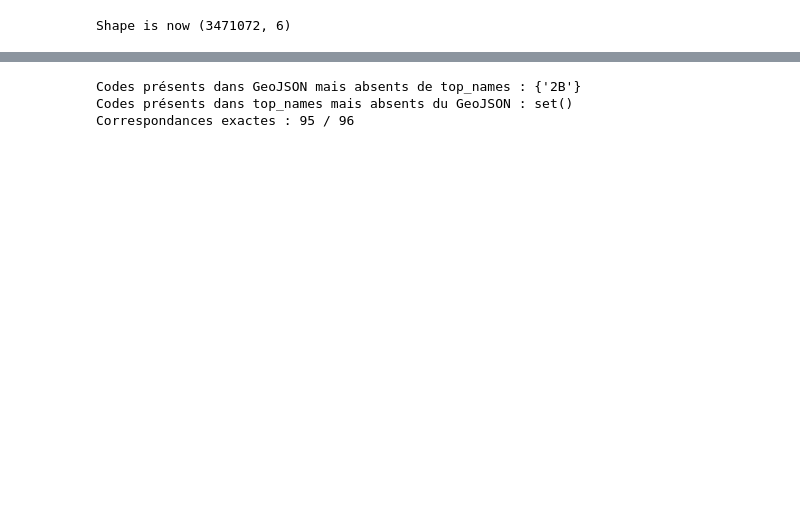
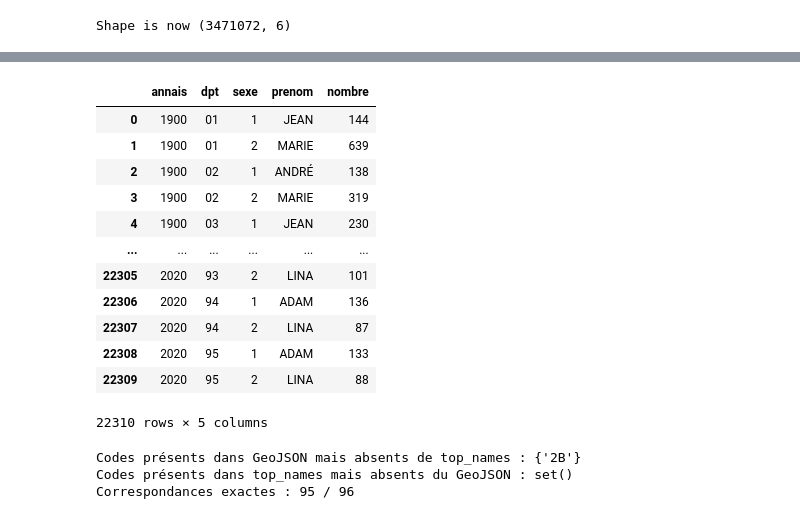
Before and after one commit to lolomasterIA/visualisation, a Jupyter notebook: length_name_year_depart.ipynb, the cells around one changed output, grey strips where cells are left out. Drawn from its saved outputs; the diff is of its cells as text; code cells hidden in the pictures; blank space fills up the shorter version.

```diff
--- a/length_name_year_depart.ipynb
+++ b/length_name_year_depart.ipynb
@@ -83,6 +127,22 @@ top_names = grouped.sort_values('nombre', ascending=False).groupby(['annais', 'd
 top_names = top_names.rename(columns={'preusuel': 'prenom'})
 # %%
 top_names['dpt'] = top_names['dpt'].str.zfill(2)
+# %%
+top_names
+# %% [output]
+|  | annais | dpt | sexe | prenom | nombre |
+| 0 | 1900 | 01 | 1 | JEAN | 144 |
+| 1 | 1900 | 01 | 2 | MARIE | 639 |
+| 2 | 1900 | 02 | 1 | ANDRÉ | 138 |
+| 3 | 1900 | 02 | 2 | MARIE | 319 |
+| 4 | 1900 | 03 | 1 | JEAN | 230 |
+| ... | ... | ... | ... | ... | ... |
+| 22305 | 2020 | 93 | 2 | LINA | 101 |
+| 22306 | 2020 | 94 | 1 | ADAM | 136 |
+| 22307 | 2020 | 94 | 2 | LINA | 87 |
+| 22308 | 2020 | 95 | 1 | ADAM | 133 |
+| 22309 | 2020 | 95 | 2 | LINA | 88 |
+22310 rows × 5 columns
 # %%
 url = "https://france-geojson.gregoiredavid.fr/repo/departements.geojson"
 departements = alt.topo_feature(url, "features")
```
Also changed, not shown: parts of 12 cells of this notebook.
